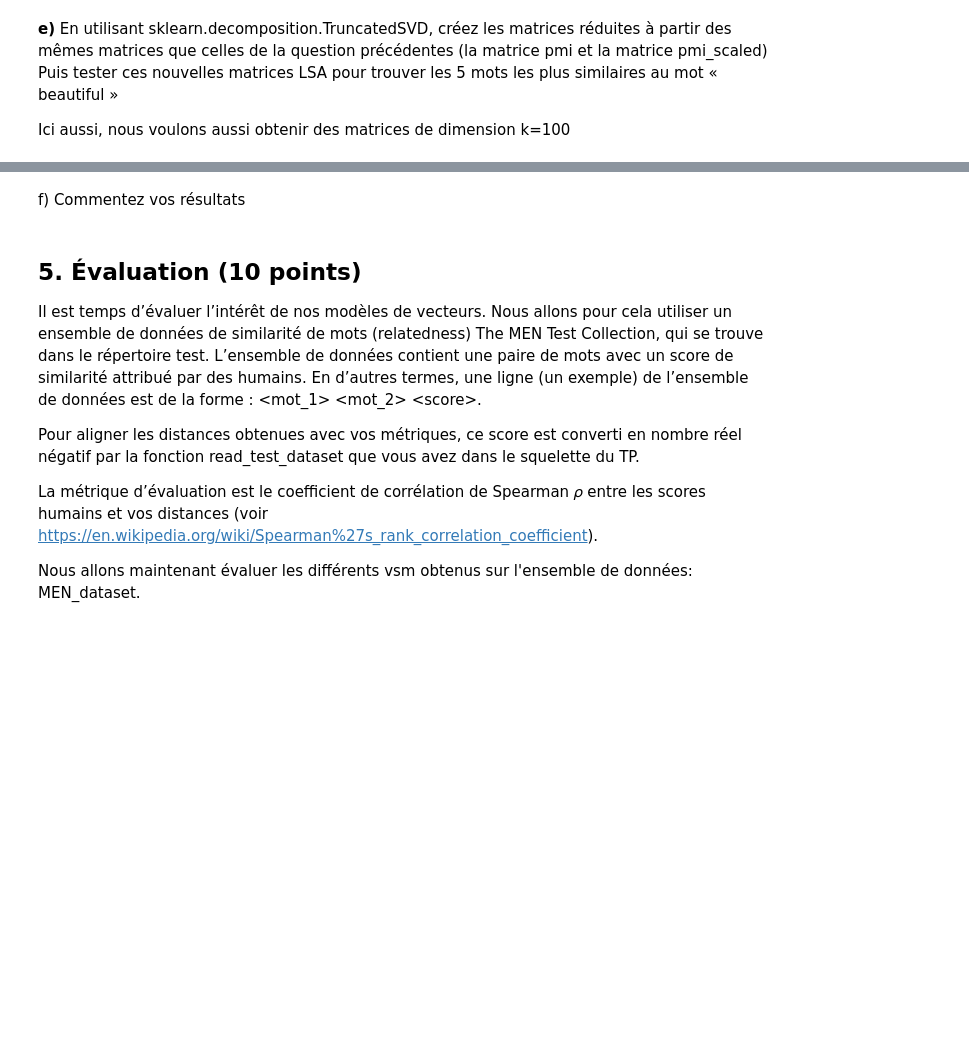
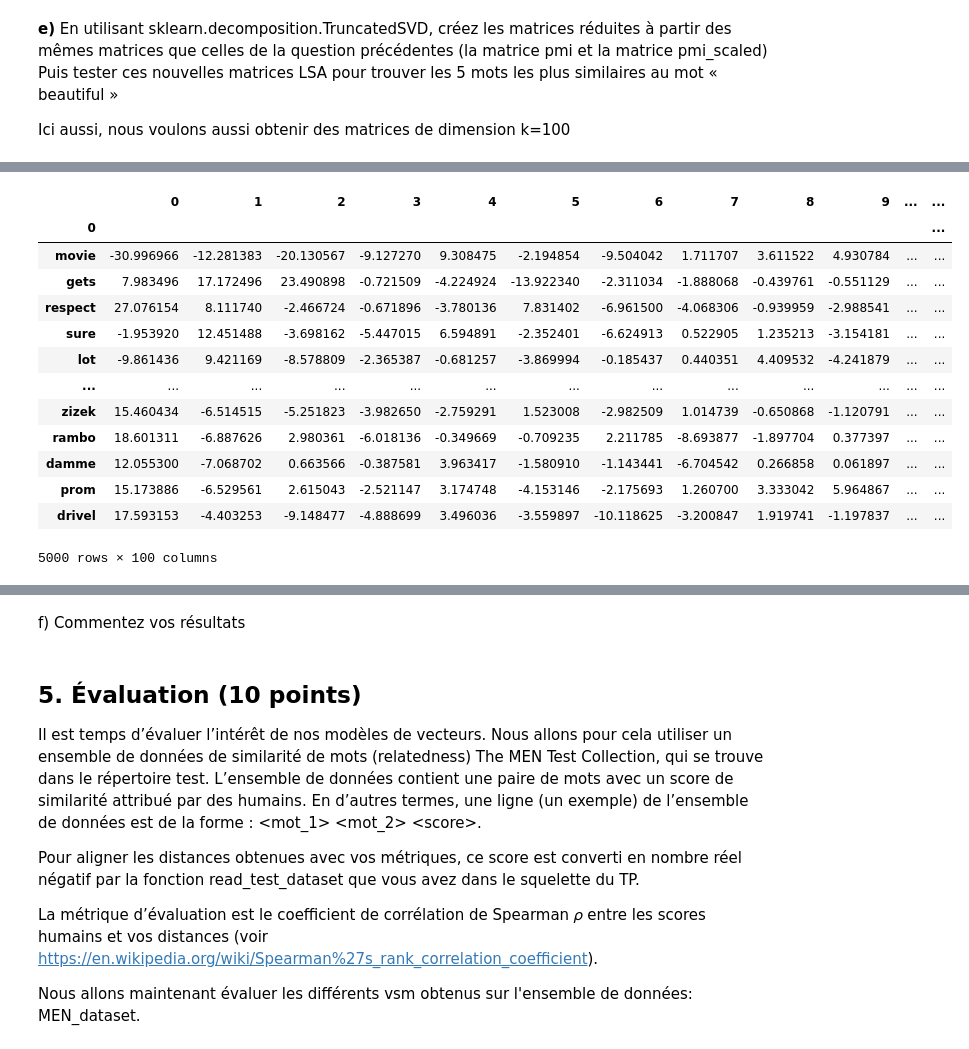
Before and after one commit to luukim/INF8460, a Jupyter notebook: TP2/inf8460_tp2_A20.ipynb, the cells around one changed output, grey strips where cells are left out. Drawn from its saved outputs; the diff is of its cells as text; code cells hidden in the pictures; blank space fills up the shorter version.

```diff
--- a/TP2/inf8460_tp2_A20.ipynb
+++ b/TP2/inf8460_tp2_A20.ipynb
@@ -573,0 +739,18 @@ pmi_lsa
+# %%
+pmi_truncatedSVD = truncatedSVD(pmi_matrix)
+pmi_truncatedSVD
+# %% [output]
+|  | 0 | 1 | 2 | 3 | 4 | 5 | 6 | 7 | 8 | 9 | ... | ... |
+| 0 |  |  |  |  |  |  |  |  |  |  |  | ... |
+| movie | -30.996966 | -12.281383 | -20.130567 | -9.127270 | 9.308475 | -2.194854 | -9.504042 | 1.711707 | 3.611522 | 4.930784 | ... | ... |
+| gets | 7.983496 | 17.172496 | 23.490898 | -0.721509 | -4.224924 | -13.922340 | -2.311034 | -1.888068 | -0.439761 | -0.551129 | ... | ... |
+| respect | 27.076154 | 8.111740 | -2.466724 | -0.671896 | -3.780136 | 7.831402 | -6.961500 | -4.068306 | -0.939959 | -2.988541 | ... | ... |
+| sure | -1.953920 | 12.451488 | -3.698162 | -5.447015 | 6.594891 | -2.352401 | -6.624913 | 0.522905 | 1.235213 | -3.154181 | ... | ... |
+| lot | -9.861436 | 9.421169 | -8.578809 | -2.365387 | -0.681257 | -3.869994 | -0.185437 | 0.440351 | 4.409532 | -4.241879 | ... | ... |
+| ... | ... | ... | ... | ... | ... | ... | ... | ... | ... | ... | ... | ... |
+| zizek | 15.460434 | -6.514515 | -5.251823 | -3.982650 | -2.759291 | 1.523008 | -2.982509 | 1.014739 | -0.650868 | -1.120791 | ... | ... |
+| rambo | 18.601311 | -6.887626 | 2.980361 | -6.018136 | -0.349669 | -0.709235 | 2.211785 | -8.693877 | -1.897704 | 0.377397 | ... | ... |
+| damme | 12.055300 | -7.068702 | 0.663566 | -0.387581 | 3.963417 | -1.580910 | -1.143441 | -6.704542 | 0.266858 | 0.061897 | ... | ... |
+| prom | 15.173886 | -6.529561 | 2.615043 | -2.521147 | 3.174748 | -4.153146 | -2.175693 | 1.260700 | 3.333042 | 5.964867 | ... | ... |
+| drivel | 17.593153 | -4.403253 | -9.148477 | -4.888699 | 3.496036 | -3.559897 | -10.118625 | -3.200847 | 1.919741 | -1.197837 | ... | ... |
+5000 rows × 100 columns
```
Also changed, not shown: parts of 17 cells of this notebook, 2 other files.
